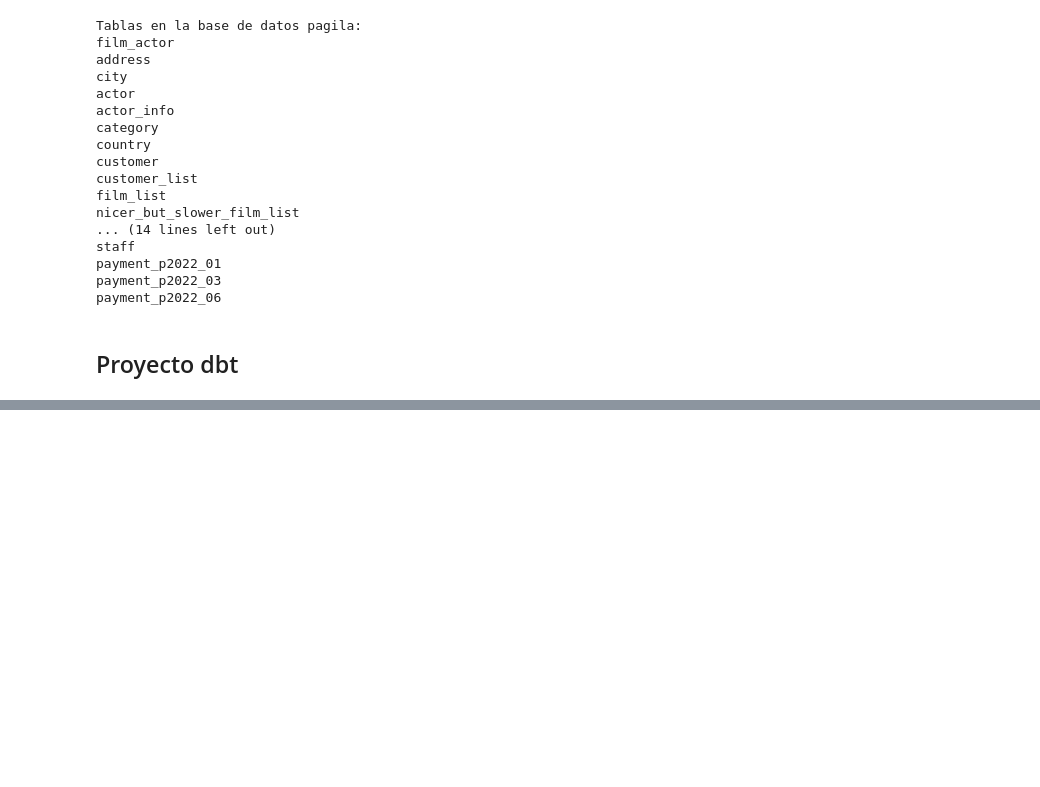
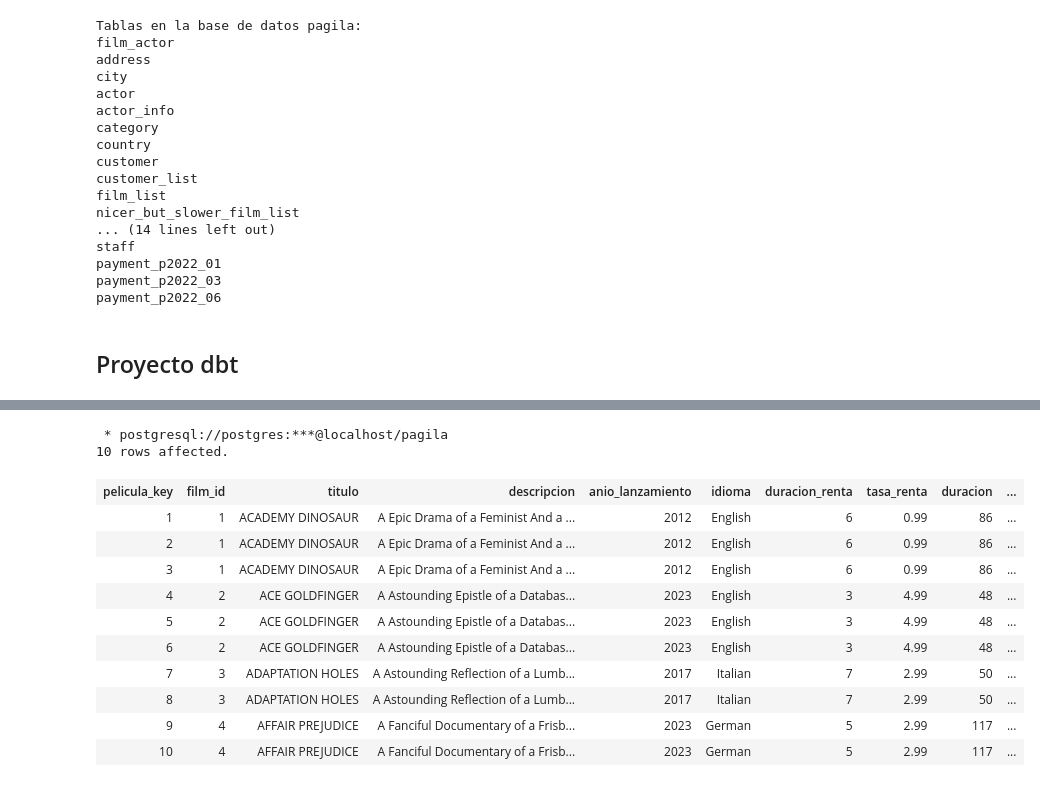
Before and after one commit to rubuntu/uaa-417-sistemas-de-gestion-de-bases-de-datos-avanzados, a Jupyter notebook: dbt_sakila_dw.ipynb, the cells around one changed output, grey strips where cells are left out. Drawn from its saved outputs; the diff is of its cells as text; code cells hidden in the pictures; blank space fills up the shorter version.

```diff
--- a/dbt_sakila_dw.ipynb
+++ b/dbt_sakila_dw.ipynb
@@ -498,0 +504,17 @@ Schema: dw, Table: hechos_alquileres
+# %%
+%%sql
+select * from dw.dim_pelicula limit 10;
+# %% [output]
+ * postgresql://postgres:***@localhost/pagila
+10 rows affected.
+| pelicula_key | film_id | titulo | descripcion | anio_lanzamiento | idioma | duracion_renta | tasa_renta | duracion | ... |
+| 1 | 1 | ACADEMY DINOSAUR | A Epic Drama of a Feminist And a ... | 2012 | English | 6 | 0.99 | 86 | ... |
+| 2 | 1 | ACADEMY DINOSAUR | A Epic Drama of a Feminist And a ... | 2012 | English | 6 | 0.99 | 86 | ... |
+| 3 | 1 | ACADEMY DINOSAUR | A Epic Drama of a Feminist And a ... | 2012 | English | 6 | 0.99 | 86 | ... |
+| 4 | 2 | ACE GOLDFINGER | A Astounding Epistle of a Databas... | 2023 | English | 3 | 4.99 | 48 | ... |
+| 5 | 2 | ACE GOLDFINGER | A Astounding Epistle of a Databas... | 2023 | English | 3 | 4.99 | 48 | ... |
+| 6 | 2 | ACE GOLDFINGER | A Astounding Epistle of a Databas... | 2023 | English | 3 | 4.99 | 48 | ... |
+| 7 | 3 | ADAPTATION HOLES | A Astounding Reflection of a Lumb... | 2017 | Italian | 7 | 2.99 | 50 | ... |
+| 8 | 3 | ADAPTATION HOLES | A Astounding Reflection of a Lumb... | 2017 | Italian | 7 | 2.99 | 50 | ... |
+| 9 | 4 | AFFAIR PREJUDICE | A Fanciful Documentary of a Frisb... | 2023 | German | 5 | 2.99 | 117 | ... |
+| 10 | 4 | AFFAIR PREJUDICE | A Fanciful Documentary of a Frisb... | 2023 | German | 5 | 2.99 | 117 | ... |
```
Also changed, not shown: parts of 8 cells of this notebook.
